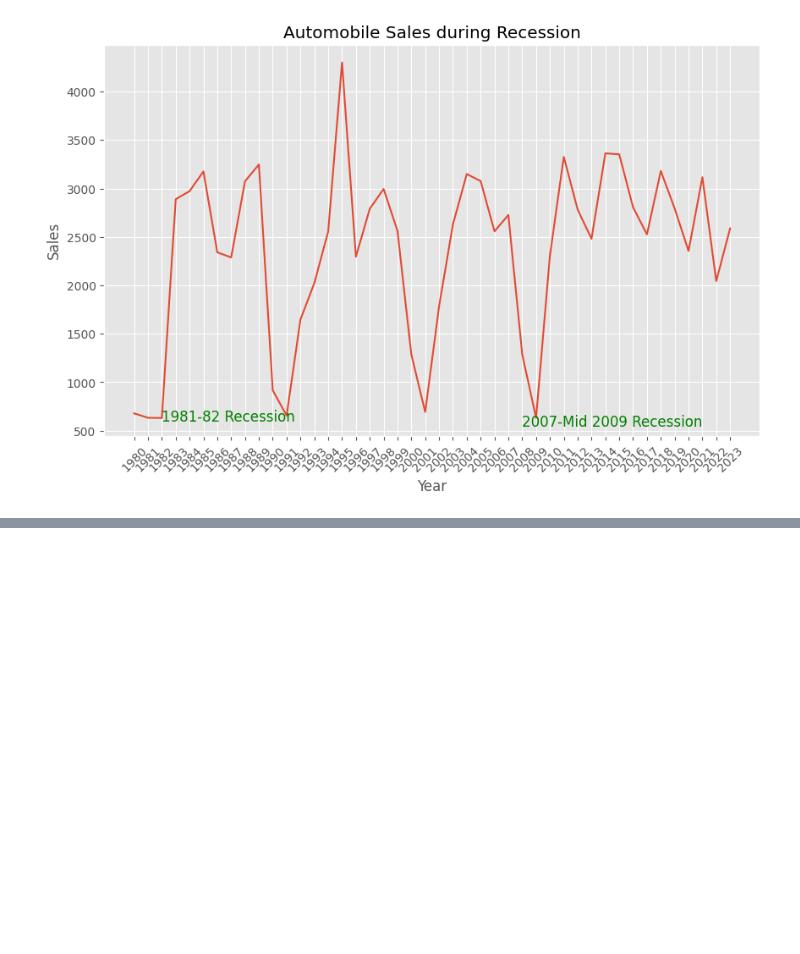
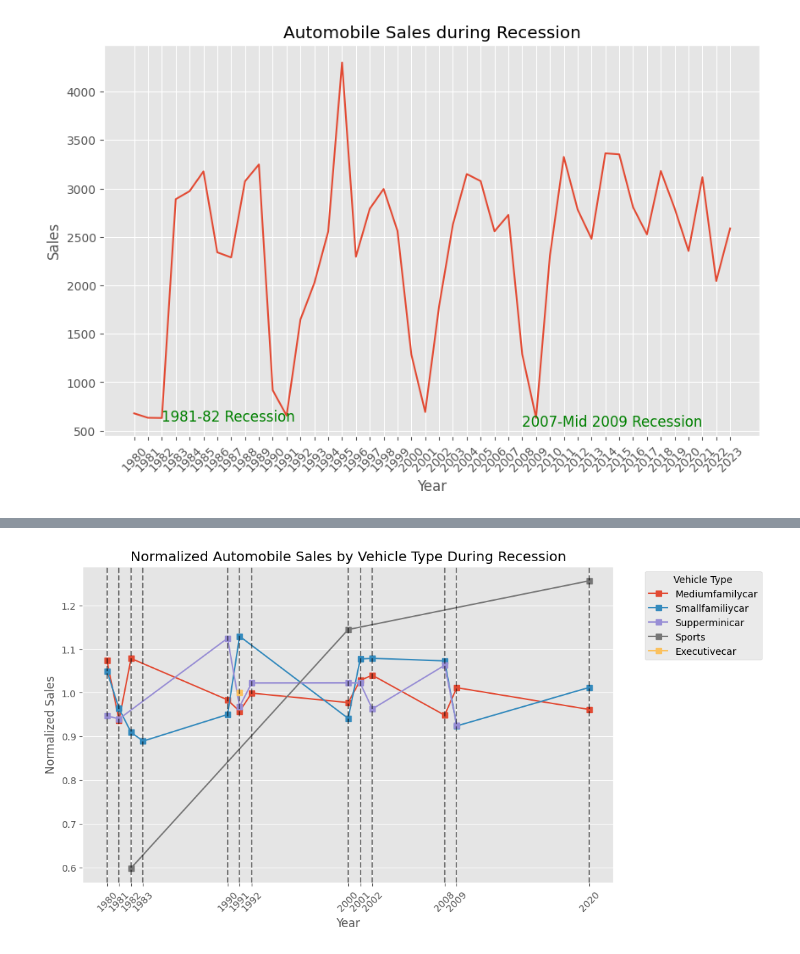
Before and after one commit to desire-del/datascienceprojects, a Jupyter notebook: visualization/final_project.ipynb, the cells around one changed output, grey strips where cells are left out. Drawn from its saved outputs; the diff is of its cells as text; code cells hidden in the pictures; blank space fills up the shorter version.

```diff
--- a/visualization/final_project.ipynb
+++ b/visualization/final_project.ipynb
@@ -128,0 +130,3 @@ plt.show()
+# %%
+df_rec = df[df["Recession"] == 1]
+df_rec.head()
@@ -128,0 +140,3 @@ plt.show()
+# %%
+df_veh_year = df_rec.groupby(["Year", "Vehicle_Type"], as_index=False)["Automobile_Sales"].mean()
+df_veh_year.head()
@@ -128,0 +150,4 @@ plt.show()
+# %%
+df_veh_year["Normilized_Sales"] = df_veh_year.groupby("Vehicle_Type")["Automobile_Sales"].transform(lambda x: x / x.mean())
+df_veh_year.set_index("Year", inplace=True)
+df_veh_year.head()
@@ -128,0 +162,20 @@ plt.show()
+# %%
+vehicule_types = df_veh_year["Vehicle_Type"].unique()
+plt.figure(figsize=(10, 6))
+
+for vehicule in vehicule_types:
+    df_veh_year[df_veh_year["Vehicle_Type"] == vehicule]["Normilized_Sales"].plot(label=vehicule, marker="s")
+
+
+recession_years = df_rec['Year'].unique()
+for year in recession_years:
+    plt.axvline(x=year, color='black', linestyle='--', alpha=0.5)
+
+plt.legend(title="Vehicle Type", bbox_to_anchor=(1.05, 1), loc='upper left')
+plt.ylabel("Normalized Sales")
+plt.xlabel("Year")
+plt.title("Normalized Automobile Sales by Vehicle Type During Recession")
+plt.xticks(df_rec["Year"].unique(), rotation=45)
+plt.show()
+# %% [output]
+[figure, added]
```
Also changed, not shown: parts of 28 cells of this notebook.
